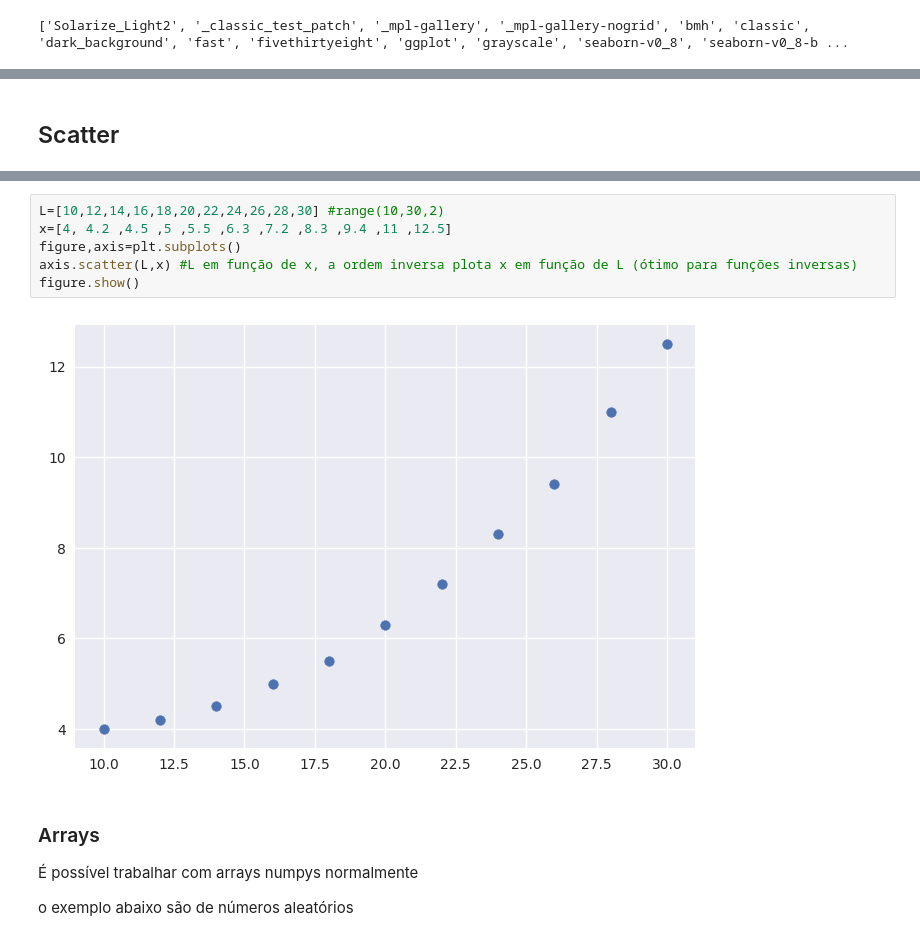
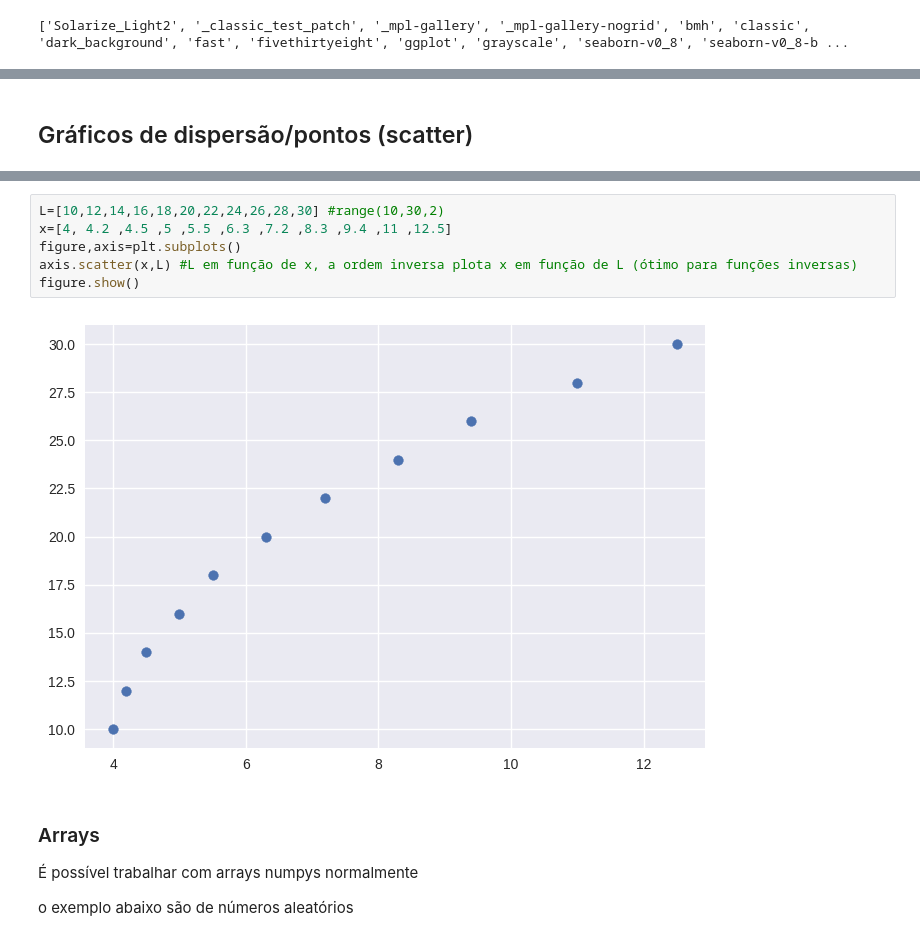
Before and after one commit to viniciusdutra314/CanalSingularidade, a Jupyter notebook: GraficosCientificos/graficos_cientificos.ipynb, the cells around one changed output, grey strips where cells are left out. Saved outputs shown, nothing was run; the diff lists cells and outputs as text.

```diff
--- a/GraficosCientificos/graficos_cientificos.ipynb
+++ b/GraficosCientificos/graficos_cientificos.ipynb
@@ -82,8 +83,8 @@ No caso de figuras com somente um axis, é possível não criar uma figure e ger
 | set_xlabel  | xlabel    |
 | set_xscale | xscale     |
 | set_title    | title   |
-# %% [markdown]
-## Scatter
+# %% [markdown]
+## Gráficos de dispersão/pontos (scatter)
 # %% [markdown]
 ### Listas
 
@@ -96,11 +97,11 @@ e guardou as informações em um caderno
 # %%
 L=[10,12,14,16,18,20,22,24,26,28,30] #range(10,30,2)
 x=[4, 4.2 ,4.5 ,5 ,5.5 ,6.3 ,7.2 ,8.3 ,9.4 ,11 ,12.5]
 figure,axis=plt.subplots()
-axis.scatter(L,x) #L em função de x, a ordem inversa plota x em função de L (ótimo para funções inversas)
+axis.scatter(x,L) #L em função de x, a ordem inversa plota x em função de L (ótimo para funções inversas)
 figure.show()
 # %% [output]
-[figure, old version]
+[figure, new version]
 # %% [markdown]
 ### Arrays
 É possível trabalhar com arrays numpys normalmente
```
Also changed, not shown: parts of 14 cells of this notebook.
